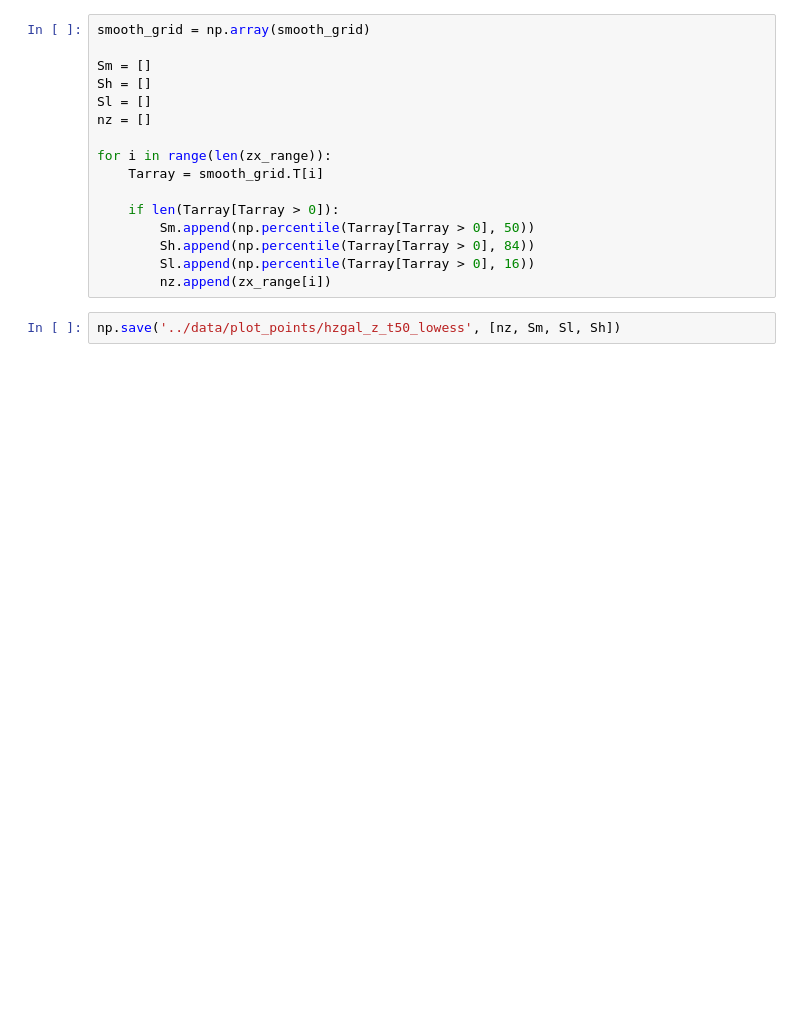
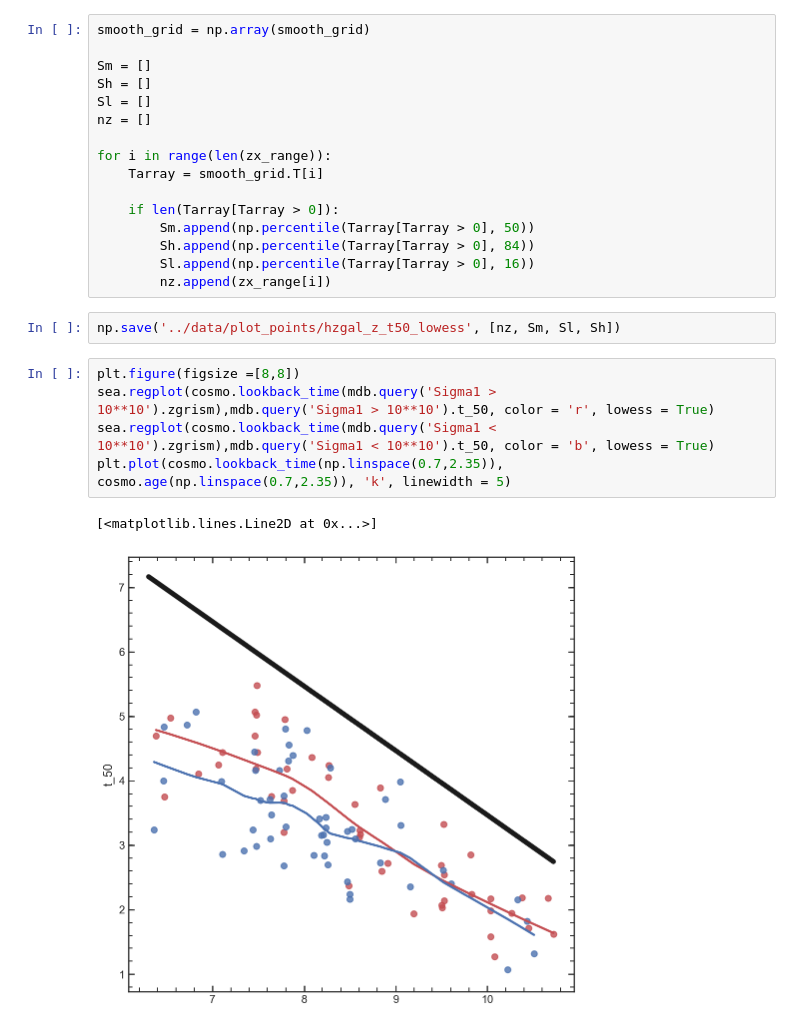
Before and after one commit to Vince-ec/Cluster_and_field, a Jupyter notebook: scripts/low_redshift.ipynb, the cells around one changed output. Cells and saved outputs as stored; diff of their text form; blank space fills up the shorter version.

```diff
--- a/scripts/low_redshift.ipynb
+++ b/scripts/low_redshift.ipynb
@@ -1101,3 +1103,11 @@ for i in range(len(zx_range)):
         nz.append(zx_range[i])
 # %%
 np.save('../data/plot_points/hzgal_z_t50_lowess', [nz, Sm, Sl, Sh])
+# %%
+plt.figure(figsize =[8,8])
+sea.regplot(cosmo.lookback_time(mdb.query('Sigma1 > 10**10').zgrism),mdb.query('Sigma1 > 10**10').t_50, color = 'r', lowess = True)
+sea.regplot(cosmo.lookback_time(mdb.query('Sigma1 < 10**10').zgrism),mdb.query('Sigma1 < 10**10').t_50, color = 'b', lowess = True)
+plt.plot(cosmo.lookback_time(np.linspace(0.7,2.35)), cosmo.age(np.linspace(0.7,2.35)), 'k', linewidth = 5)
+# %% [output]
+[<matplotlib.lines.Line2D at 0x...>]
+[figure, added]
```
Also changed, not shown: parts of 7 cells of this notebook.
